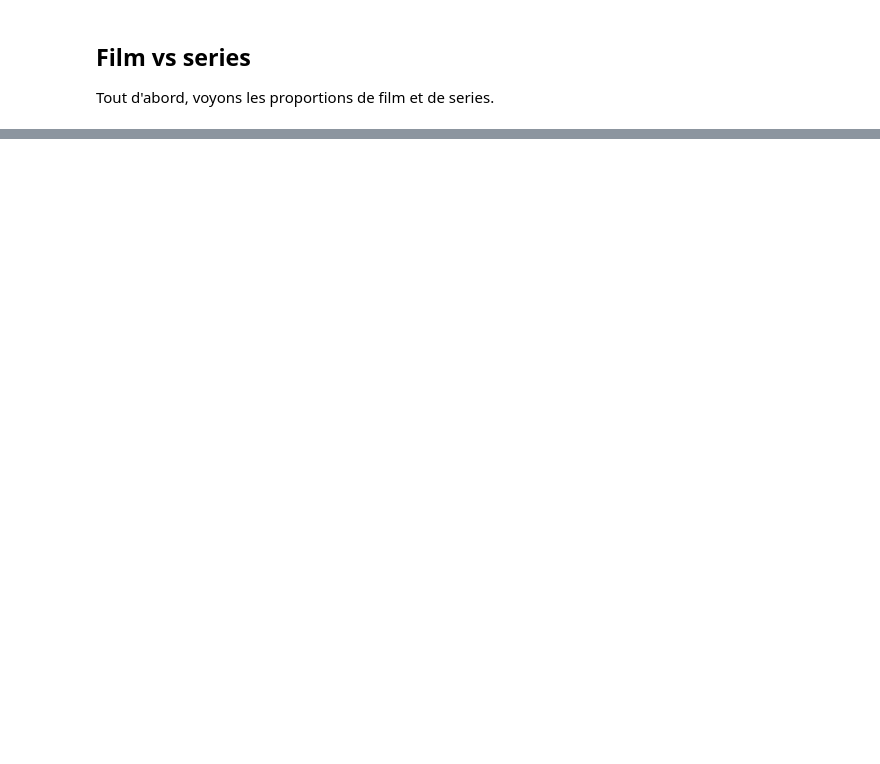
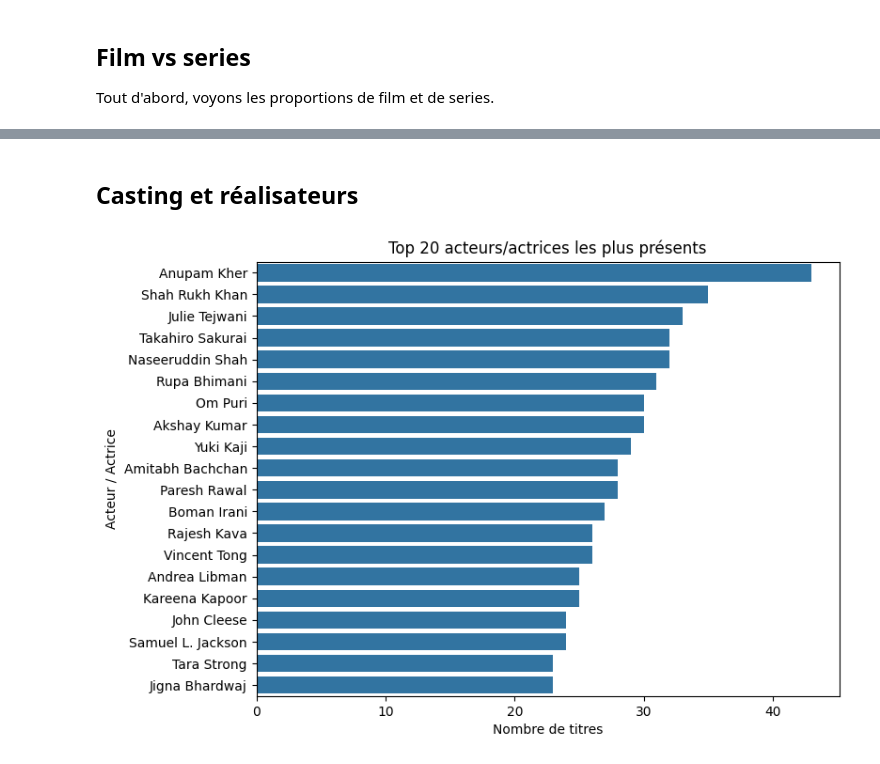
Before and after one commit to Ludovic-Potvin/8PRO408-Mini-Projet, a Jupyter notebook: analyse.ipynb, the cells around one changed output, grey strips where cells are left out. Drawn from its saved outputs; the diff is of its cells as text; code cells hidden in the pictures; blank space fills up the shorter version.

```diff
--- a/analyse.ipynb
+++ b/analyse.ipynb
@@ -123,0 +231,15 @@ TV Show        63.0   88.0  162.0  244.0  265.0  380.0  397.0  436.0  315.0
+# %% [markdown]
+## Casting et réalisateurs
+# %%
+cast_series = df['cast'].replace('nan', np.nan).dropna().str.split(', ').explode()
+cast_counts = cast_series.value_counts().reset_index()
+cast_counts.columns = ['actor', 'count']
+
+plt.figure(figsize=(8, 6))
+sns.barplot(data=cast_counts.head(20), y='actor', x='count')
+plt.title("Top 20 acteurs/actrices les plus présents")
+plt.xlabel("Nombre de titres")
+plt.ylabel("Acteur / Actrice")
+plt.show()
+# %% [output]
+[figure, added]
```
Also changed, not shown: parts of 24 cells of this notebook, 1 other file.
